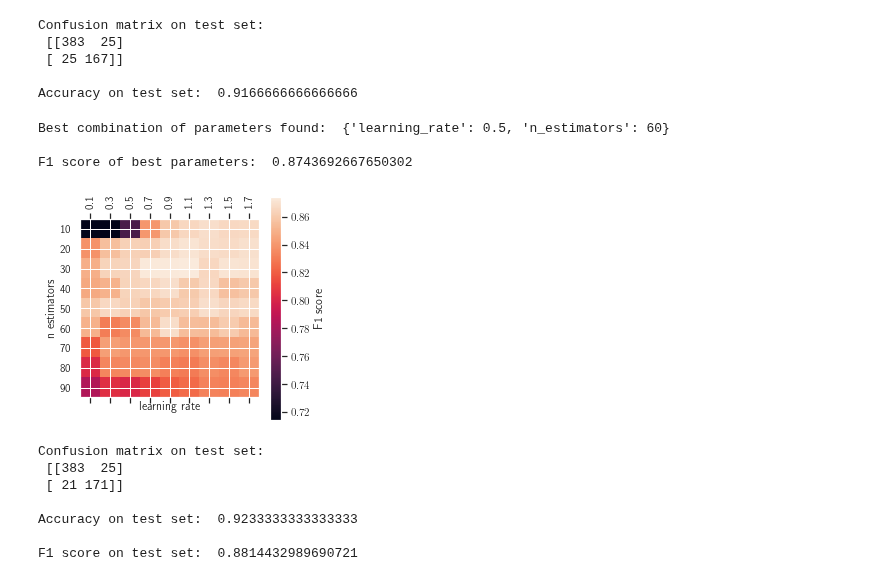
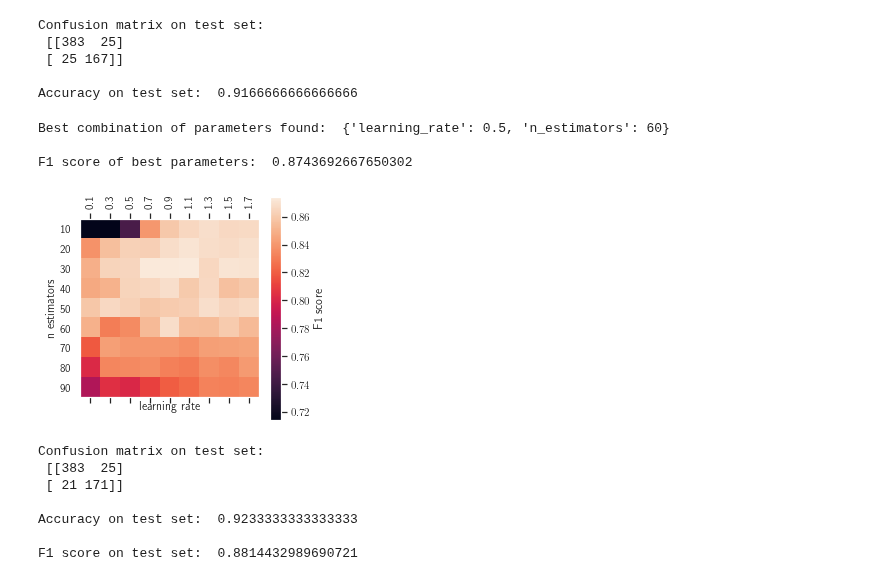
Before and after one commit to Leixb/UPC-MD_nasa, a Jupyter notebook: scripts/07-meta-boosting.ipynb, the cells around one changed output. Cells and saved outputs as stored; diff of their text form; code cells hidden in the pictures.

```diff
--- a/scripts/07-meta-boosting.ipynb
+++ b/scripts/07-meta-boosting.ipynb
@@ -61,20 +61,21 @@ scores = np.array(scores).reshape(len(params['learning_rate']), len(params['n_es
 # %%
 plt.matshow(scores)
 plt.xlabel('learning rate')
 plt.ylabel('n estimators')
+plt.grid(b=None)
 plt.colorbar(label='F1 score')
 plt.xticks(np.arange(len(params['learning_rate'])), params['learning_rate'], rotation='vertical')
 plt.yticks(np.arange(len(params['n_estimators'])), params['n_estimators'])
 plt.savefig("../figures/boosting.pdf")
 
 parval=gs.best_params_
 print("\nBest combination of parameters found: ", parval)
 print("\nF1 score of best parameters: ", gs.best_score_)
 # %% [output]
 Best combination of parameters found:  {'learning_rate': 0.5, 'n_estimators': 60}
 
 F1 score of best parameters:  0.8743692667650302
-[figure, old version]
+[figure, new version]
 # %%
 abc = en.AdaBoostClassifier(**parval)
 abc.fit(X_train, y_train)
```
Also changed, not shown: 27 other files.
